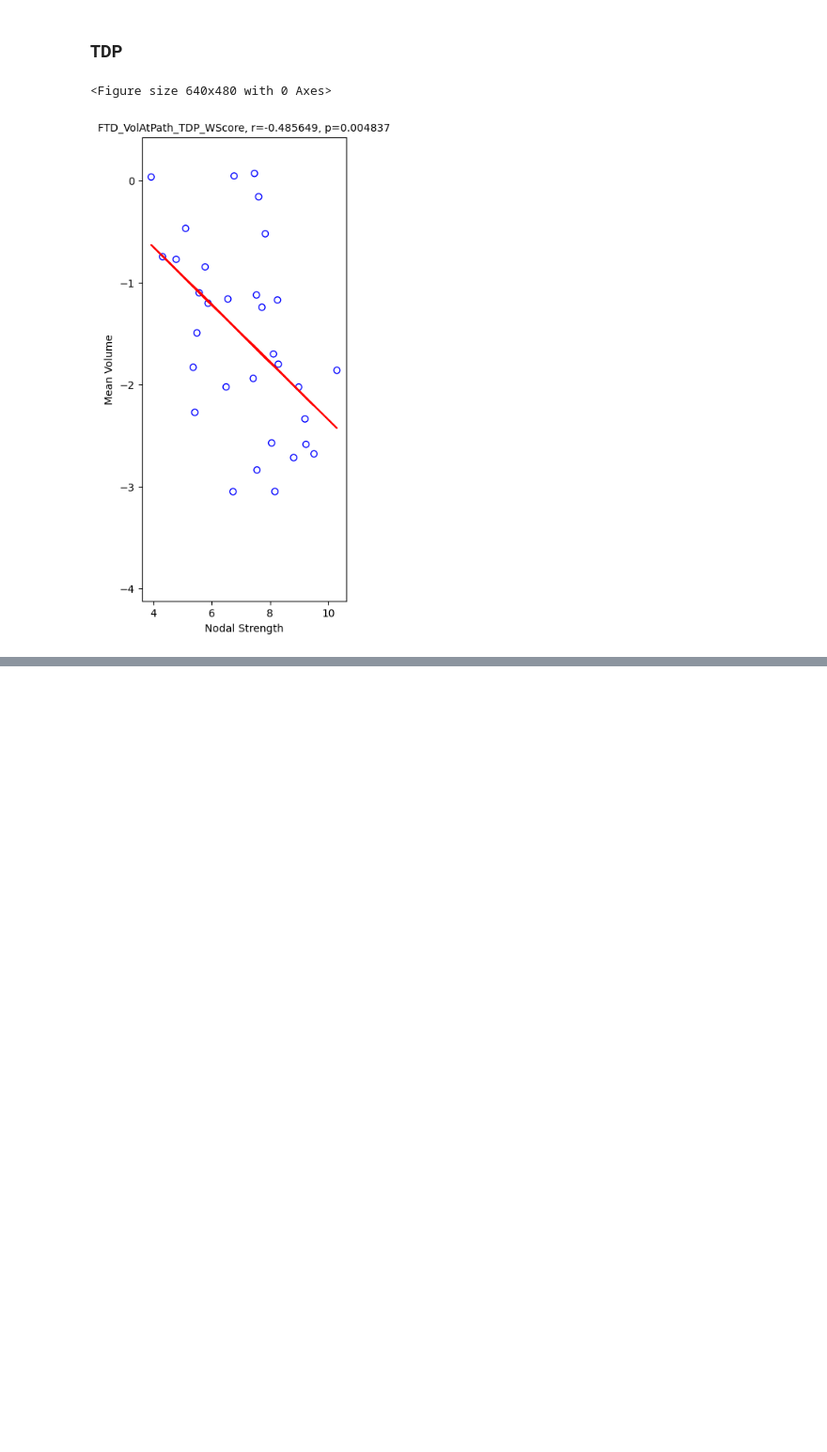
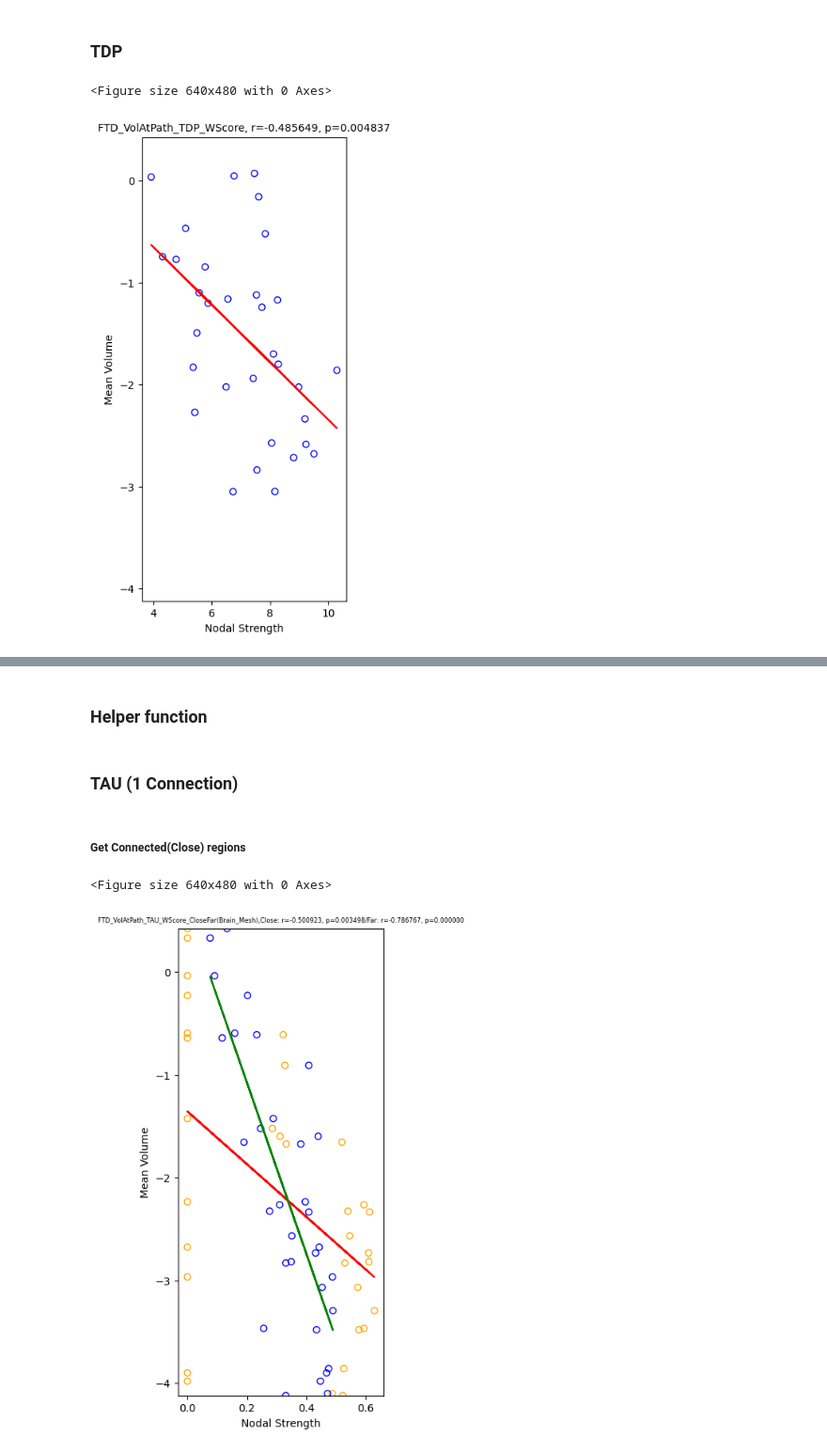
Before and after one commit to dontminchenit/mBIN, a Jupyter notebook: FTD_JupyterNotebook/Thickness_At_Pathology_Analysis/[6] Nodal Strength (Thickness or Volume) vs Mean (Thickness or Volume) At Pathology.ipynb, the cells around one changed output, grey strips where cells are left out. Shown at 94% size. Drawn from its saved outputs; the diff is of its cells as text; code cells hidden in the pictures; blank space fills up the shorter version.

Commit message:
10/11 update - k-connection on brain mesh

```diff
--- a/FTD_JupyterNotebook/Thickness_At_Pathology_Analysis/[6] Nodal Strength (Thickness or Volume) vs Mean (Thickness or Volume) At Pathology.ipynb
+++ b/FTD_JupyterNotebook/Thickness_At_Pathology_Analysis/[6] Nodal Strength (Thickness or Volume) vs Mean (Thickness or Volume) At Pathology.ipynb
@@ -423,0 +475,2 @@ ns.nonZeroDegCorr(TDPVolumeAtPath_w_Drop, cov_volAtPath_w_dict_Drop["TDP"], ymin
+# %%
+atlas_df = atlas_df.sort_values(by='cdata')
@@ -423,0 +620,50 @@ ns.nonZeroDegCorr(TDPVolumeAtPath_w_Drop, cov_volAtPath_w_dict_Drop["TDP"], ymin
+# %% [markdown]
+### Helper function
+# %%
+def strongConnection_adjMat(pathToAtlasIndex_list, adj_mat):
+
+    connection_at_path_list = []
+
+    for i in range(len(pathToAtlasIndex_list)): # For each Pathology Node
+        connection_list = []
+        for j in pathToAtlasIndex_list[i]: # Get indices of equivalent Thickness region (out of 400)
+            # Get indices of thickness regions that is connected in adjacency matrix
+            connections = np.nonzero(adj_mat[j])[0].tolist()
+
+            # Save each connections into a list
+            connection_list += connections
+
+        # Get connection that unique
+        connection_list = np.unique(np.array(connection_list))
+
+        # Get the indicies of the pathology regions (that is connected)
+        connection_at_path = []
+        for index in range(len(pathToAtlasIndex_list)): # For each pathology regions
+            for el in connection_list:
+                if el in pathToAtlasIndex_list[index]:
+                    connection_at_path.append(index)
+
+        # Get only the unique connected pathology regions
+        connection_at_path = np.unique(np.array(connection_at_path))
+
+        # Append this to connection_at_path_list
+        connection_at_path_list.append(connection_at_path)
+
+    return connection_at_path_list
+# %% [markdown]
+### TAU (1 Connection)
+# %% [markdown]
+##### Get Connected(Close) regions
+# %%
+connection_at_path_list_TAU = strongConnection_adjMat(pathToAtlasIndex_list_TAU, thick_adj_matrix_1)
+# %%
+ns.nonZeroDegCorrCloseFar(TAUVolumeAtPath_w_Drop, cov_volAtPath_w_dict_Drop["TAU"],
+                  connection_at_path_list_TAU,
+                  ymin, ymax,
+                  'FTD_VolAtPath_TAU_WScore_CloseFar(Brain_Mesh)',
+                  'Nodal Strength', 'Mean Volume',
+                  outputDir = thickAtPath_Fig, outputName = 'FTD_NodalStrength_VolAtPath_WScore_(TAU)_CloseFar(Brain_Mesh)',
+                  linear_regression = True)
+# %% [output]
+<Figure size 640x480 with 0 Axes>
+[figure, added]
```
Also changed, not shown: parts of 73 cells of this notebook, 20 other files.
